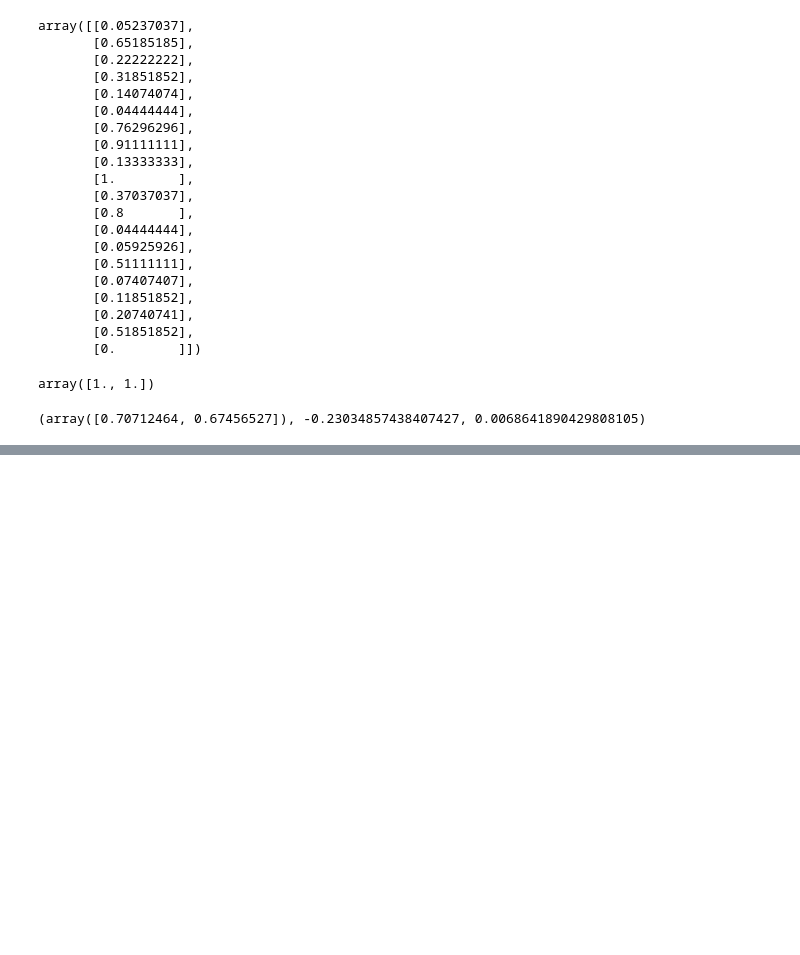
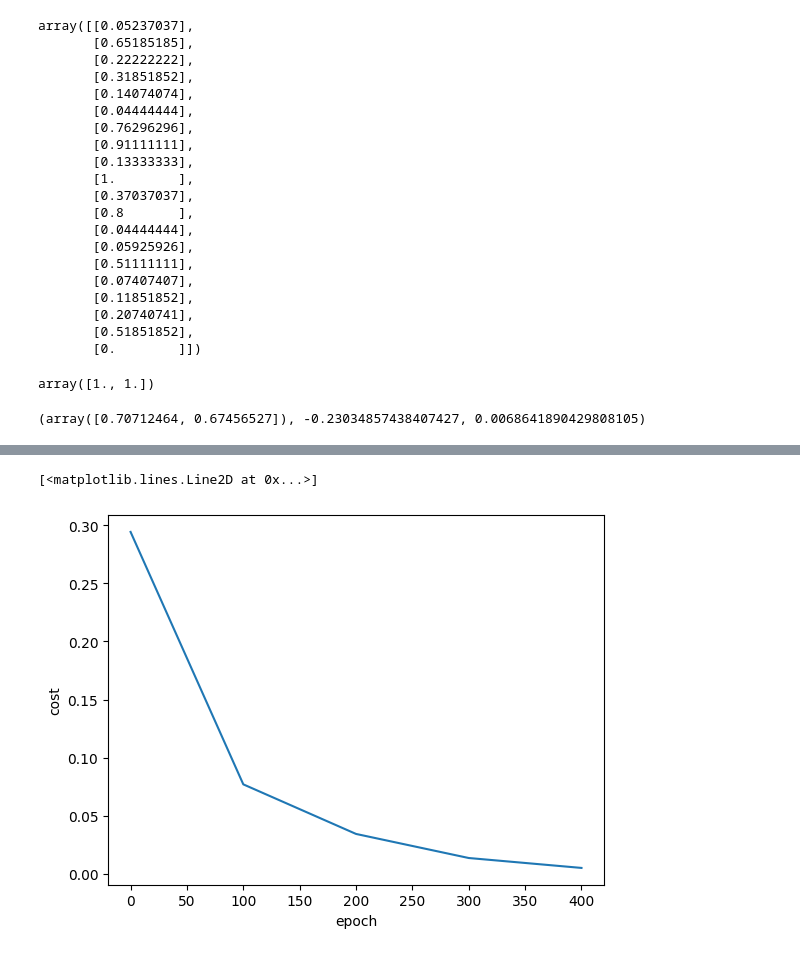
Before and after one commit to Surajpatra700/Deep-Learning_Project, a Jupyter notebook: Deep_Learning.ipynb, the cells around one changed output, grey strips where cells are left out. Saved outputs shown, nothing was run; the diff lists cells and outputs as text; code cells hidden in the pictures; blank space fills up the shorter version.

```diff
--- a/Deep_Learning.ipynb
+++ b/Deep_Learning.ipynb
@@ -556,0 +620,7 @@ w, b, cost
+# %%
+plt.xlabel("epoch")
+plt.ylabel("cost")
+plt.plot(epoch_list_sgd,cost_list_sgd)
+# %% [output]
+[<matplotlib.lines.Line2D at 0x...>]
+[figure, added]
```
Also changed, not shown: parts of 7 cells of this notebook.
